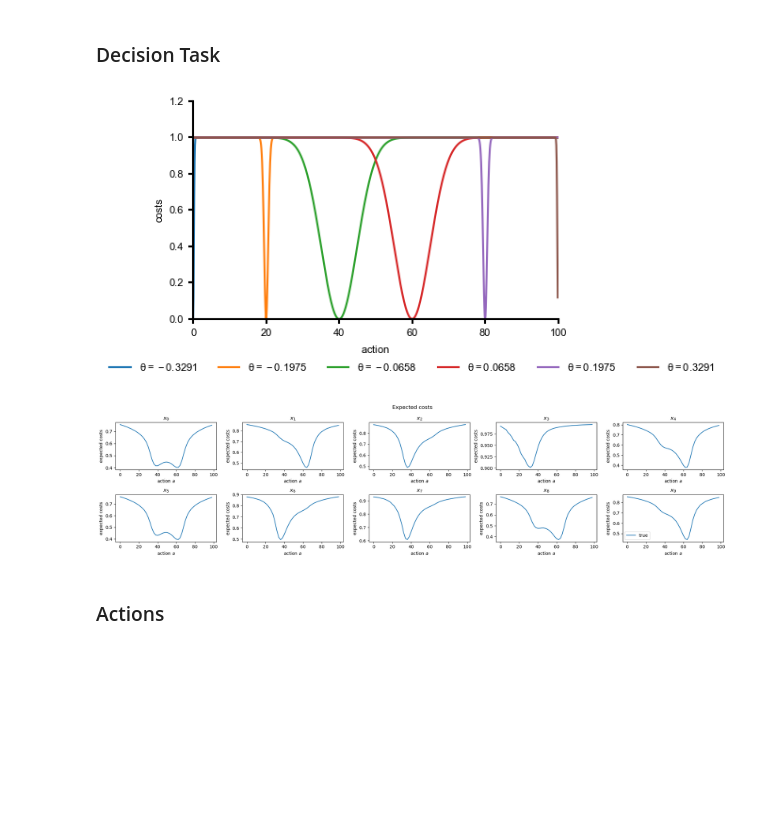
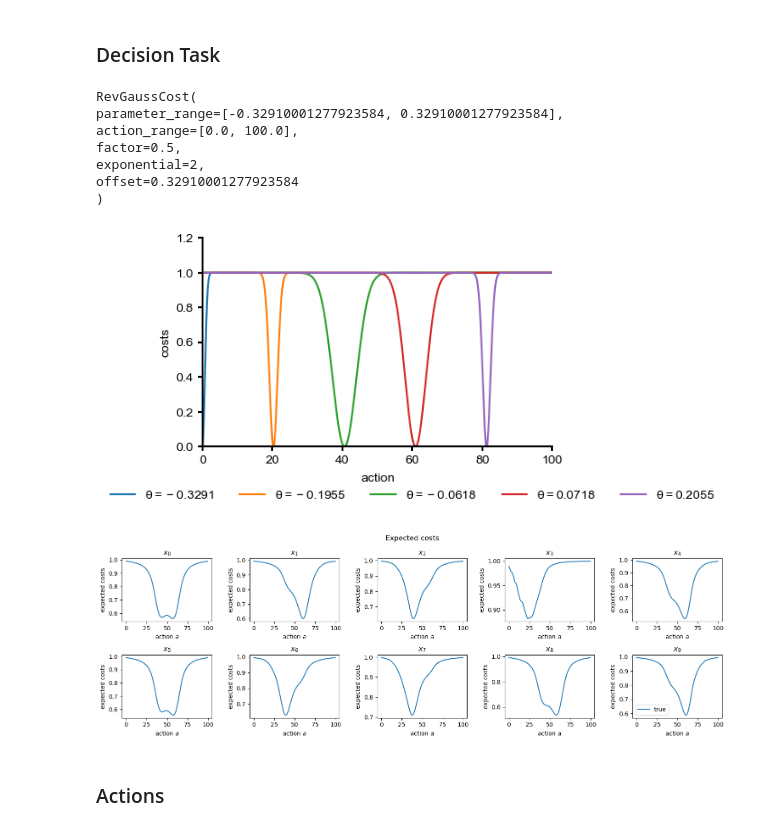
Before and after one commit to mackelab/amortized-decision-making, a Jupyter notebook: scripts/examples/lingauss_continuous_actions.ipynb, the cells around one changed output. Drawn from its saved outputs; the diff is of its cells as text; code cells hidden in the pictures; blank space fills up the shorter version.

```diff
--- a/scripts/examples/lingauss_continuous_actions.ipynb
+++ b/scripts/examples/lingauss_continuous_actions.ipynb
@@ -100,23 +90,38 @@ with mpl.rc_context(fname=plot_config_file):
 ### Decision Task
 # %%
 factor = 0.5
-exponential = 4
+exponential = 2
 param_plot = 0
-parameter_range = (lingauss.param_high - lingauss.param_low)[param_plot].item()
 cost_fn = RevGaussCost(
-    parameter_range=parameter_range, ## FIXED PARAMETER
-    action_range=lingauss.action_high - lingauss.action_low,
+    parameter_range=[
+        lingauss.param_low[param_plot].item(),
+        lingauss.param_high[param_plot].item(),
+    ],
+    action_range=[lingauss.action_low, lingauss.action_high],
     factor=factor,
     exponential=exponential,
-    offset=lingauss.param_high[param_plot]
+    offset=lingauss.param_high[param_plot],
+    aligned=True
+)
+
+print(
+    f"RevGaussCost(\nparameter_range={[lingauss.param_low[param_plot].item(), lingauss.param_high[param_plot].item()]},\naction_range={[lingauss.action_low, lingauss.action_high]},\nfactor={factor},\nexponential={exponential},\noffset={lingauss.param_high[param_plot]}\n)"
 )
 
 with mpl.rc_context(fname=plot_config_file):
     resolution = 1000
-    actions = torch.arange(lingauss.action_low, lingauss.action_high, (lingauss.action_high - lingauss.action_low) / resolution)
+    actions = torch.arange(
+        lingauss.action_low,
+        lingauss.action_high,
+        (lingauss.action_high - lingauss.action_low) / resolution,
+    )
 
     fig, ax = plt.subplots(1, 1, figsize=(5, 3))
-    for theta in torch.arange(lingauss.param_low[param_plot].item(), lingauss.param_high[param].item() + 0.01, parameter_range/5):
+    for theta in torch.arange(
+        lingauss.param_low[param_plot].item(),
+        lingauss.param_high[param_plot].item() + 0.01,
+        (lingauss.param_high[param_plot].item() + 0.01 -lingauss.param_low[param_plot].item())/ 5.,
+    ):
         ax.plot(actions, cost_fn(theta, actions), label=rf"$\theta={theta:.4f}$")
 
     ax.set_xlabel(r"$action$")
@@ -133,35 +138,42 @@ with mpl.rc_context(fname=plot_config_file):
     # plt.savefig("./results/continuous/toy_example/fig_cost_fct.pdf")
     plt.show()
 # %% [output]
+RevGaussCost(
+parameter_range=[-0.32910001277923584, 0.32910001277923584],
+action_range=[0.0, 100.0],
+factor=0.5,
+exponential=2,
+offset=0.32910001277923584
+)
-[figure, old version]
+[figure, new version]
 # %%
 x_reference = torch.vstack([lingauss.get_observation(i) for i in range(1,11)])
 post_reference = torch.stack([lingauss.get_reference_samples(i) for i in range(1,11)])[:,:,param]
 param_reference = torch.vstack([lingauss.get_true_parameters(i) for i in range(1,11)])[:,param]
 # %%
-a_grid = torch.arange(lingauss.action_low, lingauss.action_high, 2.0)
+a_grid = torch.arange(lingauss.action_low, lingauss.action_high, 0.5)
 expected_costs_post = []
 
-plt.figure(figsize=(20, 5))
+plt.figure(figsize=(15, 5))
 for i, x in enumerate(x_reference):
     plt.subplot(2, 5, i + 1 % 5)
 
     expected_posterior_costs = (
         cost_fn(lingauss.param_aggregation(lingauss.get_reference_samples(n=i + 1)), a_grid).mean(dim=0).unsqueeze(1)
     )
     expected_costs_post.append(expected_posterior_costs)
 
     plt.plot(a_grid, expected_posterior_costs, label="true")
     plt.xlabel(r"action $a$")
     plt.ylabel("expected costs")
     plt.title(rf"$x_{i}$")
 plt.suptitle("Expected costs")
 plt.tight_layout()
 plt.legend()
 # plt.savefig("./results/linear_gaussian/continuous//fig_expected_costs.pdf")
 plt.show()
 # %% [output]
-[figure, old version]
+[figure, new version]
 # %% [markdown]
 ### Actions
 # %% [markdown]
```
Also changed, not shown: parts of 17 cells of this notebook, 28 other files.
